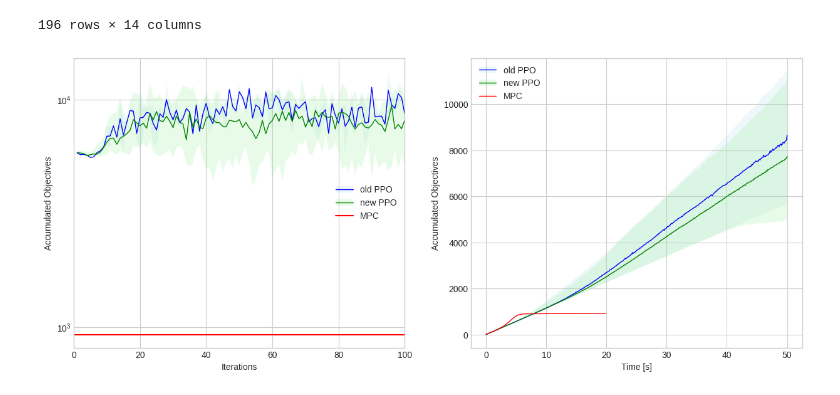
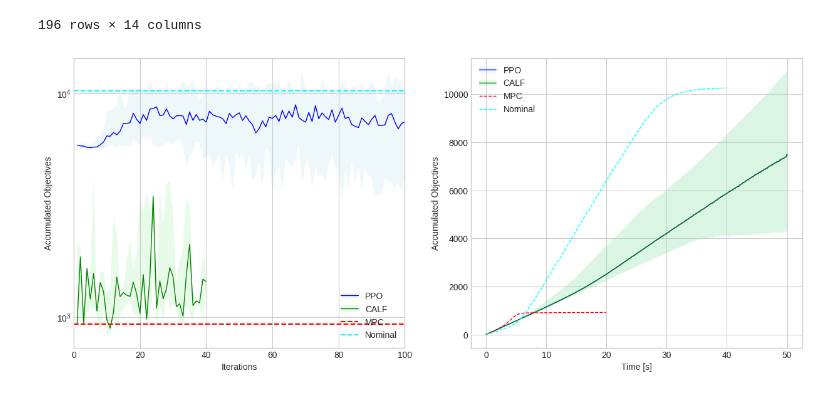
Before and after one commit to thd-research/regelum-playground, a Jupyter notebook: notebooks/check_log_and_compare_objective.ipynb, the cells around one changed output. Cells and saved outputs as stored; diff of their text form; code cells hidden in the pictures.

Commit message:
add calf

```diff
--- a/notebooks/check_log_and_compare_objective.ipynb
+++ b/notebooks/check_log_and_compare_objective.ipynb
@@ -370,13 +370,13 @@ def plot_accum_cost_ic(df, ax, low_quantile=0.025, high_quantile=0.975, color=No
 
    return p
 
-def plot_accum_cost_median(df, ax, color=None):
+def plot_accum_cost_median(df, ax, color=None, linestyle=None):
    tmp_df = df.copy()
    tmp_df["approximate_time"] = tmp_df.time.apply(lambda x: np.round(x, 1))
    median_df = tmp_df.groupby("approximate_time").agg({"accumulative_objective": "median"})
 
    # Plot
-   p = ax.plot(median_df.index, median_df.accumulative_objective, color=color, lw=1)
+   p = ax.plot(median_df.index, median_df.accumulative_objective, color=color, lw=1, linestyle=linestyle)
    ax.set_xlabel("Time [s]")
    ax.set_ylabel("Accumulated Objectives")
 
@@ -412,4 +420,8 @@ mpc_df = get_df_from_datetime_range(start_datetime_str, end_datetime_str, decay_
 start_datetime_str = "2024-08-23 08-00-00"
 end_datetime_str = "2024-08-23 23-23-23"
 calf_df = get_df_from_datetime_range(start_datetime_str, end_datetime_str, decay_rate=DECAY_RATE)
+# %%
+start_datetime_str = "2024-08-20 10-45-46"
+end_datetime_str = "2024-08-20 10-45-46"
+nominal_df = get_df_from_datetime_range(start_datetime_str, end_datetime_str, decay_rate=DECAY_RATE)
 # %%
@@ -443,46 +455,50 @@ mpc_df
 # %%
 %matplotlib inline
 
 plt.clf()
 fig, ax = plt.subplots(1, 2, figsize=(15, 6))
 plt.style.use("seaborn-v0_8-whitegrid")
 
-p1 = plot_cost_ic_learning_curve(old_ppo_df, ax[0], color="lightblue")
-p2 = plot_cost_median_learning_curve(old_ppo_df, ax[0], color="blue")
+p1 = plot_cost_ic_learning_curve(ppo_df, ax[0], color="lightblue")
+p2 = plot_cost_median_learning_curve(ppo_df, ax[0], color="blue")
 
-p3 = plot_cost_ic_learning_curve(new_ppo_df, ax[0], color="lightgreen")
-p4 = plot_cost_median_learning_curve(new_ppo_df, ax[0], color="green")
+p3 = plot_cost_ic_learning_curve(calf_df, ax[0], color="lightgreen")
+p4 = plot_cost_median_learning_curve(calf_df, ax[0], color="green")
 
-p5 = ax[0].axhline(y=mpc_df.accumulative_objective.values[-1], color="red")
+p5 = ax[0].axhline(y=mpc_df.accumulative_objective.values[-1], color="red", linestyle="dashed")
+p6 = ax[0].axhline(y=nominal_df.accumulative_objective.values[-1], color="cyan", linestyle="dashed")
 
 ax[0].set_yscale("log")
 
 legend_info = {
-    "old PPO": (p1, p2),
-    "new PPO": (p3, p4),
-    "MPC": p5
+    "PPO": (p1, p2),
+    "CALF": (p3, p4),
+    "MPC": p5,
+    "Nominal": p6
 }
 
 ax[0].legend(legend_info.values(),
              legend_info.keys())
 ax[0].set_xlim(0, 100)
 
-p1 = plot_accum_cost_ic(old_ppo_df, ax[1], color="lightblue")
-p2 = plot_accum_cost_median(old_ppo_df, ax[1], color="blue")
+p1 = plot_accum_cost_ic(ppo_df, ax[1], color="lightblue")
+p2 = plot_accum_cost_median(ppo_df, ax[1], color="blue")
 
-p3 = plot_accum_cost_ic(new_ppo_df, ax[1], color="lightgreen")
-p4 = plot_accum_cost_median(new_ppo_df, ax[1], color="green")
+p3 = plot_accum_cost_ic(calf_df, ax[1], color="lightgreen")
+p4 = plot_accum_cost_median(calf_df, ax[1], color="green")
 
-p5 = plot_accum_cost_median(mpc_df, ax[1], color="red")
+p5 = plot_accum_cost_median(mpc_df, ax[1], color="red", linestyle="dashed")
+p6 = plot_accum_cost_median(nominal_df, ax[1], color="cyan", linestyle="dashed")
 # mpc_df.accumulative_objective.plot(x="time", ax=ax[1])
 
 legend_info = {
-    "old PPO": (p1, p2),
-    "new PPO": (p3, p4),
-    "MPC": p5
+    "PPO": (p1, p2),
+    "CALF": (p3, p4),
+    "MPC": p5,
+    "Nominal": p6,
 }
 
 ax[1].legend(legend_info.values(),
              legend_info.keys())
 # %% [output]
-[figure, old version]
+[figure, new version]
```
Also changed, not shown: parts of 4 cells of this notebook.
